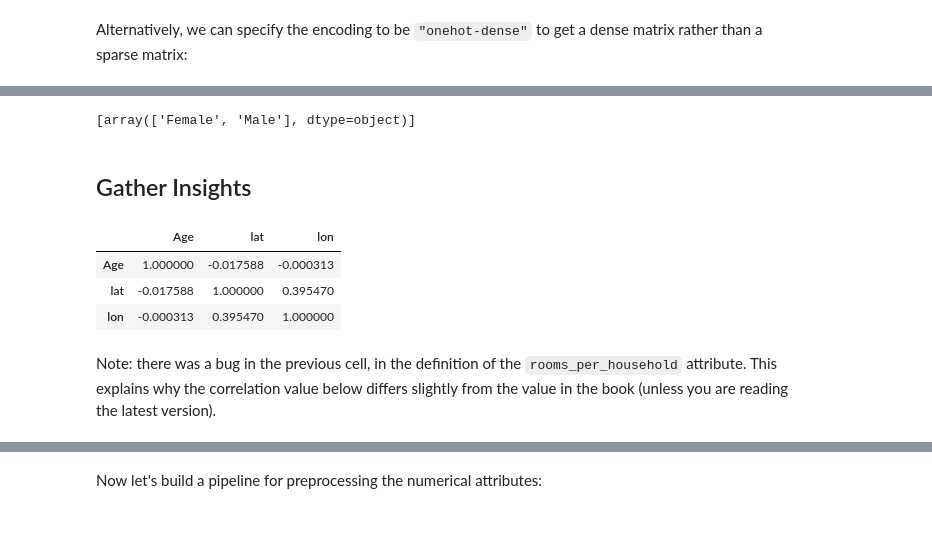
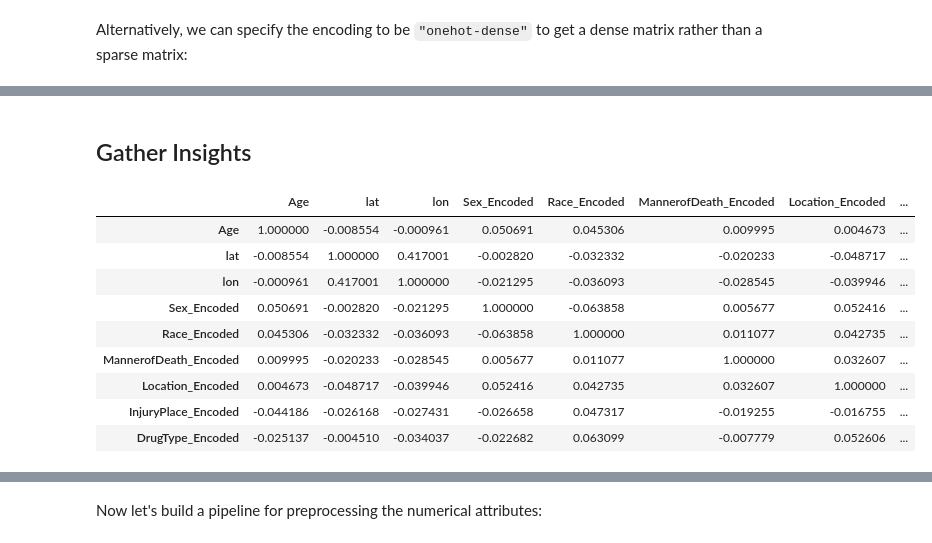
Before and after one commit to thilankam/opioid-data-ml, a Jupyter notebook: final_project.ipynb, the cells around one changed output, grey strips where cells are left out. Drawn from its saved outputs; the diff is of its cells as text; code cells hidden in the pictures.

```diff
--- a/final_project.ipynb
+++ b/final_project.ipynb
@@ -328,4 +476,5 @@ Let's preprocess the categorical input feature, `Location`:
 # %%
-death_location_categories_encoded, death_location_categories = data['Location'].factorize()
-death_location_categories_encoded[:10]
+death_location_categories_encoded, death_location_categories = train_set['Location'].factorize()
+train_set['Location_Encoded'] = death_location_categories_encoded
+train_set['Location_Encoded'].head(10)
 # %% [output]
@@ -343,0 +512,4 @@ array([-1,  0,  0,  0,  1,  0, -1,  0,  0,  0])
+# %%
+injury_place_categories_encoded, injury_place_categories = train_set['InjuryPlace'].factorize()
+train_set['InjuryPlace_Encoded'] = injury_place_categories_encoded
+train_set['InjuryPlace_Encoded'].head(10)
@@ -395,7 +583,7 @@ def label_drug (row):
         if row[k]  == 'Y' or row[k] == 'y':
             return v
 
-data['DrugType'] = data.apply (lambda row: label_drug (row),axis=1)
+train_set['DrugType'] = train_set.apply (lambda row: label_drug (row),axis=1)
 
-data['DrugType'].value_counts()
+train_set['DrugType'].value_counts()
 # %% [output]
@@ -404,0 +609,4 @@ Name: DrugType, dtype: int64
+# %%
+drug_type_categories_encoded, drug_type_categories = train_set['DrugType'].factorize()
+train_set['DrugType_Encoded'] = drug_type_categories_encoded
+train_set['DrugType_Encoded'].head(10)
@@ -620,14 +880,16 @@ array([[ 1.,  0.],
-# %%
-cat_encoder.categories_
-# %% [output]
-[array(['Female', 'Male'], dtype=object)]
 # %% [markdown]
 ## Gather Insights
 # %%
-corr_matrix = data.corr()
+corr_matrix = train_set.corr()
 corr_matrix
 # %% [output]
-|  | Age | lat | lon |
-| Age | 1.000000 | -0.017588 | -0.000313 |
-| lat | -0.017588 | 1.000000 | 0.395470 |
-| lon | -0.000313 | 0.395470 | 1.000000 |
+|  | Age | lat | lon | Sex_Encoded | Race_Encoded | MannerofDeath_Encoded | Location_Encoded | ... |
+| Age | 1.000000 | -0.008554 | -0.000961 | 0.050691 | 0.045306 | 0.009995 | 0.004673 | ... |
+| lat | -0.008554 | 1.000000 | 0.417001 | -0.002820 | -0.032332 | -0.020233 | -0.048717 | ... |
+| lon | -0.000961 | 0.417001 | 1.000000 | -0.021295 | -0.036093 | -0.028545 | -0.039946 | ... |
+| Sex_Encoded | 0.050691 | -0.002820 | -0.021295 | 1.000000 | -0.063858 | 0.005677 | 0.052416 | ... |
+| Race_Encoded | 0.045306 | -0.032332 | -0.036093 | -0.063858 | 1.000000 | 0.011077 | 0.042735 | ... |
+| MannerofDeath_Encoded | 0.009995 | -0.020233 | -0.028545 | 0.005677 | 0.011077 | 1.000000 | 0.032607 | ... |
+| Location_Encoded | 0.004673 | -0.048717 | -0.039946 | 0.052416 | 0.042735 | 0.032607 | 1.000000 | ... |
+| InjuryPlace_Encoded | -0.044186 | -0.026168 | -0.027431 | -0.026658 | 0.047317 | -0.019255 | -0.016755 | ... |
+| DrugType_Encoded | -0.025137 | -0.004510 | -0.034037 | -0.022682 | 0.063099 | -0.007779 | 0.052606 | ... |
@@ -653,2 +895,0 @@ housing["population_per_household"]=housing["population"]/housing["households"]
-# %% [markdown]
-Note: there was a bug in the previous cell, in the definition of the `rooms_per_household` attribute. This explains why the correlation value below differs slightly from the value in the book (unless you are reading the latest version).
```
Also changed, not shown: parts of 99 cells of this notebook.
